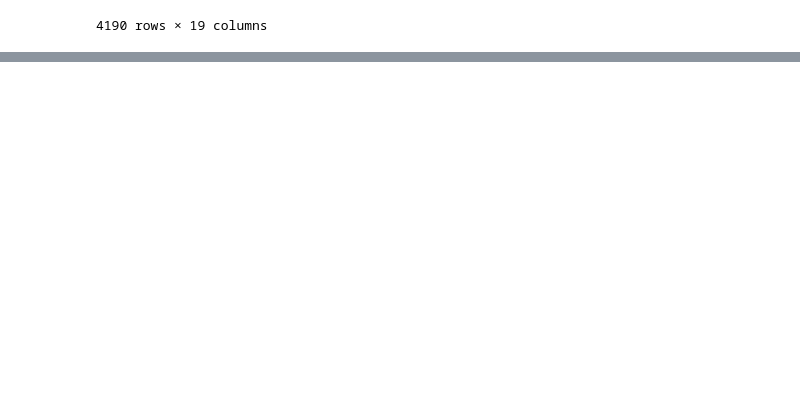
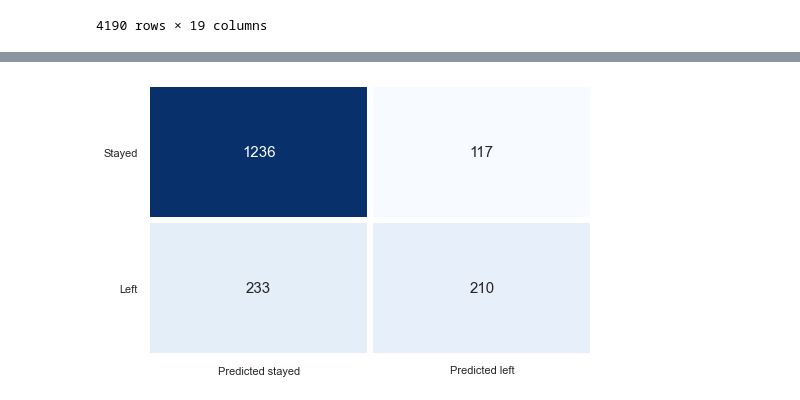
Before and after one commit to dwsmith1983/teleco_churn_kaggle, a Jupyter notebook: Teleco_Churn_Kaggle.ipynb, the cells around one changed output, grey strips where cells are left out. Drawn from its saved outputs; the diff is of its cells as text; code cells hidden in the pictures; blank space fills up the shorter version.

```diff
--- a/Teleco_Churn_Kaggle.ipynb
+++ b/Teleco_Churn_Kaggle.ipynb
@@ -798,0 +841,14 @@ First, we will create the sklearn, XGBoost, and LightGDM models. Additionally, w
+# %%
+# Roc curve
+false_positive_rate, true_positive_rate, thresholds = roc_curve(y_test, y_prob)
+roc_auc = auc(false_positive_rate, true_positive_rate)
+
+sns.set_theme(style='white')
+plt.figure(figsize=(8, 8))
+plt.plot(false_positive_rate,true_positive_rate, color='#b01717', label=f'AUC = {roc_auc:.3f}')
+plt.legend(loc='lower right')
+plt.plot([0, 1], [0, 1], linestyle='--', color='#174ab0')
+plt.axis('tight')
+plt.ylabel('True Positive Rate')
+plt.xlabel('False Positive Rate')
+plt.show()
@@ -798,0 +903,24 @@ First, we will create the sklearn, XGBoost, and LightGDM models. Additionally, w
+# %%
+rf = RandomForestClassifier(n_estimators=600, min_samples_split=90, min_samples_leaf=20, max_features=5, max_depth=10)
+rf.fit(X_train, y_train)
+y_pred = rf.predict(X_test)
+y_prob = rf.predict_proba(X_test)[:,1]
+
+# Metrics
+results_as_is.iloc[0, 1] = round(precision_score(y_test, y_pred), 2)
+results_as_is.iloc[1, 1] = round(recall_score(y_test, y_pred), 2)
+results_as_is.iloc[2, 1] = round(f1_score(y_test, y_pred), 2)
+results_as_is.iloc[3, 1] = round(roc_auc_score(y_test, y_prob), 3)
+rf_cm = confusion_matrix(y_test, y_pred)
+
+print(classification_report(y_test, y_pred))
+print(f'ROC AUC score: {round(roc_auc_score(y_test, y_prob), 3)}')
+print('')
+print('-----------------------------------------------------')
+print('')
+print('Cross-validation scores with 5 folds:')
+print('')
+print(f"ROC AUC: {round(cross_val_score(rf, X, y, cv=5, scoring='roc_auc').mean(), 3)}")
+print(f"precision: {round(cross_val_score(rf, X, y, cv=5, scoring='precision').mean(), 2)}")
+print(f"recall: {round(cross_val_score(rf, X, y, cv= 5, scoring='recall').mean(), 2)}")
+print(f"f1: {round(cross_val_score(rf, X, y, cv=5, scoring='f1').mean(), 2)}")
@@ -798,0 +947,9 @@ First, we will create the sklearn, XGBoost, and LightGDM models. Additionally, w
+# %%
+# Visualize confusion matrix
+plt.figure(figsize=(8, 5))
+sns.heatmap(rf_cm, cmap='Blues', annot=True, fmt='d', linewidths=5, cbar=False, annot_kws={'fontsize': 15},
+            yticklabels=['Stayed', 'Left'], xticklabels=['Predicted stayed', 'Predicted left'])
+plt.yticks(rotation=0)
+plt.show()
+# %% [output]
+[figure, added]
```
Also changed, not shown: parts of 37 cells of this notebook.
